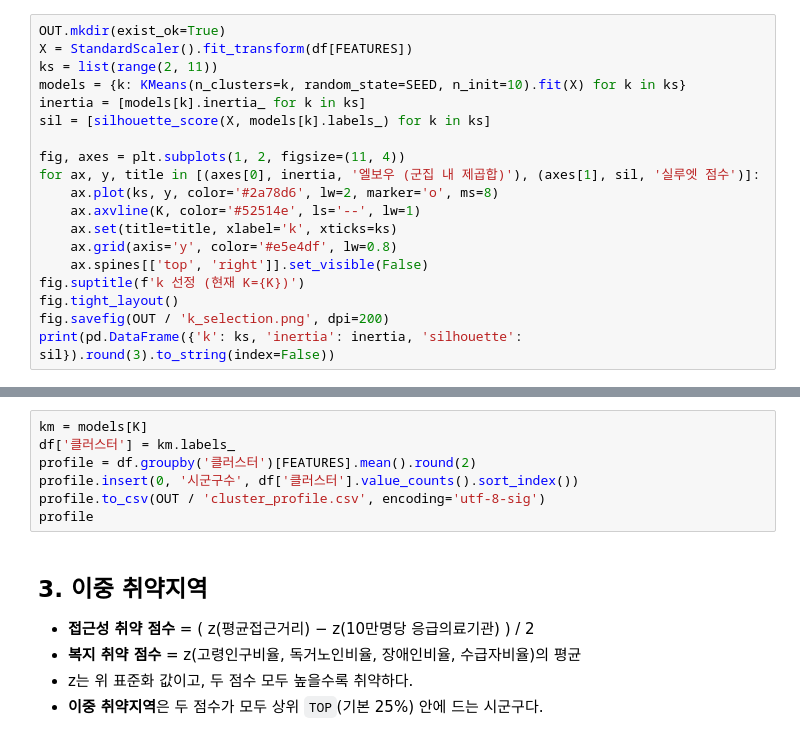
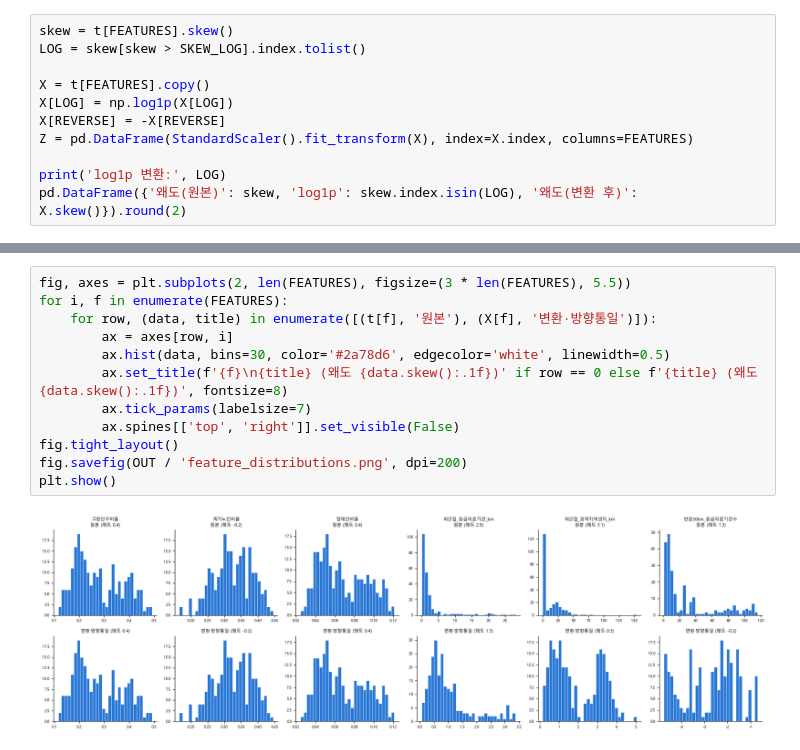
Before and after one commit to gaeun1961/emergency-policy-clustering-analysis, a Jupyter notebook: notebooks/sigungu_clustering.ipynb, the cells around one changed output, grey strips where cells are left out. Cells and saved outputs as stored; diff of their text form.

```diff
--- a/notebooks/sigungu_clustering.ipynb
+++ b/notebooks/sigungu_clustering.ipynb
@@ -61,19 +82,11 @@ df[FEATURES].describe().round(2)
 # %%
-OUT.mkdir(exist_ok=True)
-X = StandardScaler().fit_transform(df[FEATURES])
-ks = list(range(2, 11))
-models = {k: KMeans(n_clusters=k, random_state=SEED, n_init=10).fit(X) for k in ks}
-inertia = [models[k].inertia_ for k in ks]
-sil = [silhouette_score(X, models[k].labels_) for k in ks]
+skew = t[FEATURES].skew()
+LOG = skew[skew > SKEW_LOG].index.tolist()
 
-fig, axes = plt.subplots(1, 2, figsize=(11, 4))
-for ax, y, title in [(axes[0], inertia, '엘보우 (군집 내 제곱합)'), (axes[1], sil, '실루엣 점수')]:
-    ax.plot(ks, y, color='#2a78d6', lw=2, marker='o', ms=8)
-    ax.axvline(K, color='#52514e', ls='--', lw=1)
-    ax.set(title=title, xlabel='k', xticks=ks)
-    ax.grid(axis='y', color='#e5e4df', lw=0.8)
-    ax.spines[['top', 'right']].set_visible(False)
-fig.suptitle(f'k 선정 (현재 K={K})')
-fig.tight_layout()
-fig.savefig(OUT / 'k_selection.png', dpi=200)
-print(pd.DataFrame({'k': ks, 'inertia': inertia, 'silhouette': sil}).round(3).to_string(index=False))
+X = t[FEATURES].copy()
+X[LOG] = np.log1p(X[LOG])
+X[REVERSE] = -X[REVERSE]
+Z = pd.DataFrame(StandardScaler().fit_transform(X), index=X.index, columns=FEATURES)
+
+print('log1p 변환:', LOG)
+pd.DataFrame({'왜도(원본)': skew, 'log1p': skew.index.isin(LOG), '왜도(변환 후)': X.skew()}).round(2)
@@ -80,14 +102,14 @@ print(pd.DataFrame({'k': ks, 'inertia': inertia, 'silhouette': sil}).round(3).to
 # %%
-km = models[K]
-df['클러스터'] = km.labels_
-profile = df.groupby('클러스터')[FEATURES].mean().round(2)
-profile.insert(0, '시군구수', df['클러스터'].value_counts().sort_index())
-profile.to_csv(OUT / 'cluster_profile.csv', encoding='utf-8-sig')
-profile
+fig, axes = plt.subplots(2, len(FEATURES), figsize=(3 * len(FEATURES), 5.5))
+for i, f in enumerate(FEATURES):
+    for row, (data, title) in enumerate([(t[f], '원본'), (X[f], '변환·방향통일')]):
+        ax = axes[row, i]
+        ax.hist(data, bins=30, color='#2a78d6', edgecolor='white', linewidth=0.5)
+        ax.set_title(f'{f}\n{title} (왜도 {data.skew():.1f})' if row == 0 else f'{title} (왜도 {data.skew():.1f})', fontsize=8)
+        ax.tick_params(labelsize=7)
+        ax.spines[['top', 'right']].set_visible(False)
+fig.tight_layout()
+fig.savefig(OUT / 'feature_distributions.png', dpi=200)
+plt.show()
+# %% [output]
+[figure, added]
-# %% [markdown]
-## 3. 이중 취약지역
-
-- **접근성 취약 점수** = ( z(평균접근거리) − z(10만명당 응급의료기관) ) / 2
-- **복지 취약 점수** = z(고령인구비율, 독거노인비율, 장애인비율, 수급자비율)의 평균
-- z는 위 표준화 값이고, 두 점수 모두 높을수록 취약하다.
-- **이중 취약지역**은 두 점수가 모두 상위 `TOP`(기본 25%) 안에 드는 시군구다.
```
Also changed, not shown: parts of 17 cells of this notebook, 8 other files.
